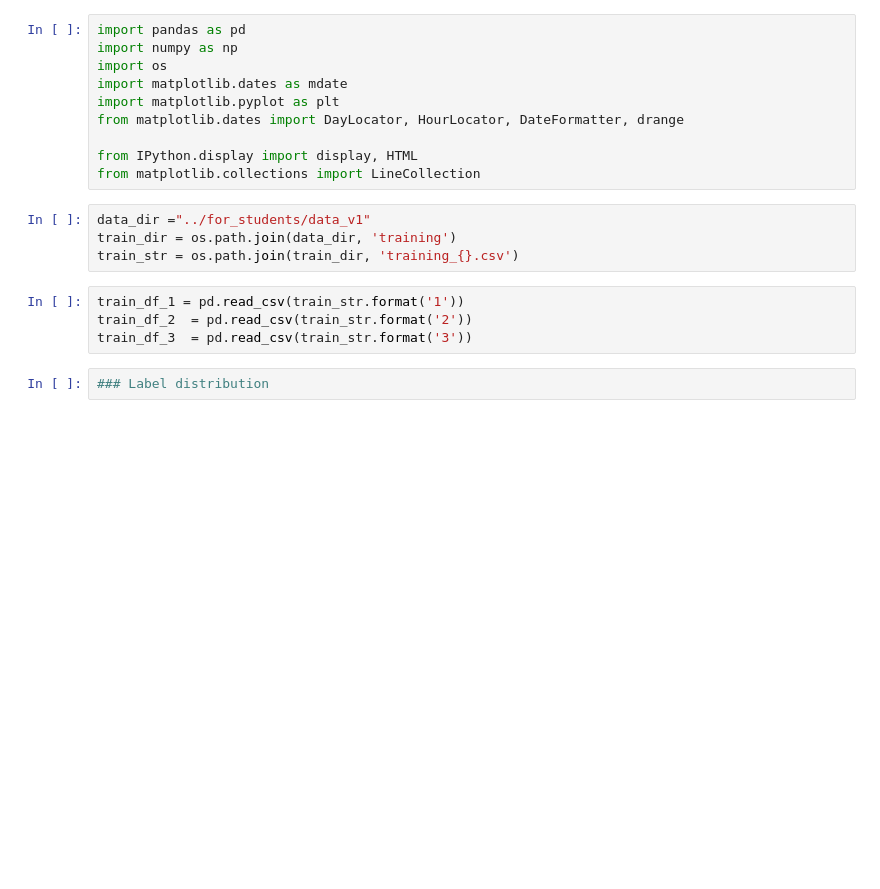
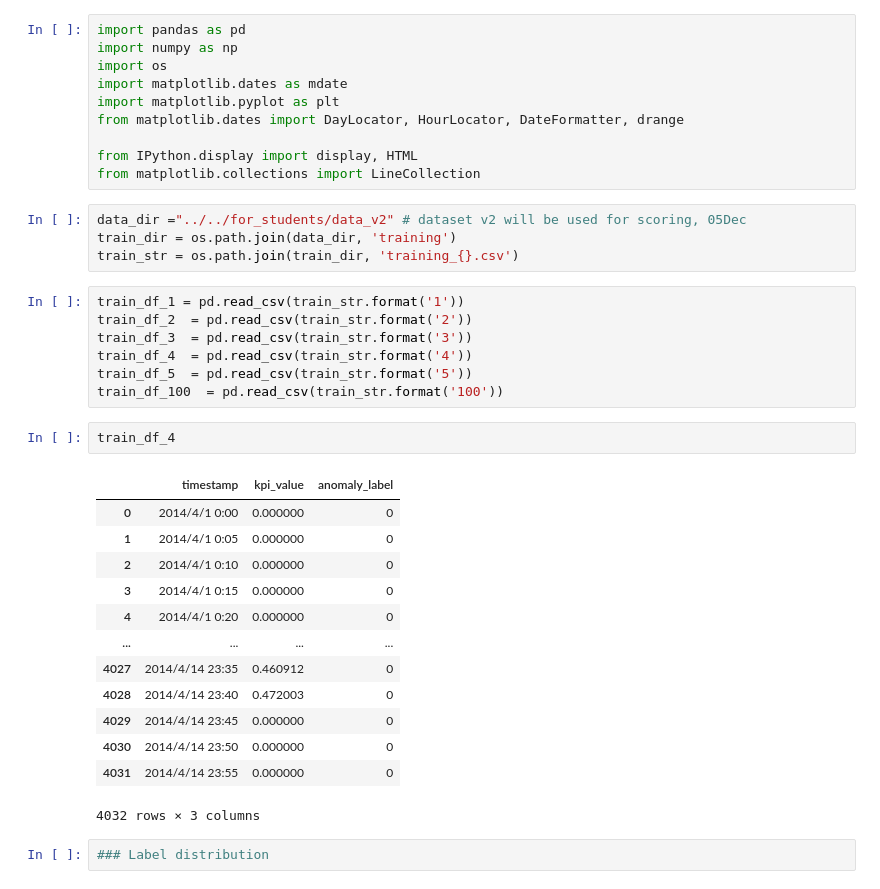
Before and after one commit to Pheobe-Sun/anomaly-detection-challenge-2020, a Jupyter notebook: notebooks/data_explorations.ipynb, the cells around one changed output. Cells and saved outputs as stored; diff of their text form; blank space fills up the shorter version.

```diff
--- a/notebooks/data_explorations.ipynb
+++ b/notebooks/data_explorations.ipynb
@@ -9,13 +9,32 @@ from matplotlib.dates import DayLocator, HourLocator, DateFormatter, drange
 from IPython.display import display, HTML
 from matplotlib.collections import LineCollection
 # %%
-data_dir ="../for_students/data_v1"
+data_dir ="../../for_students/data_v2" # dataset v2 will be used for scoring, 05Dec
 train_dir = os.path.join(data_dir, 'training')
 train_str = os.path.join(train_dir, 'training_{}.csv')
 # %%
 train_df_1 = pd.read_csv(train_str.format('1'))
 train_df_2  = pd.read_csv(train_str.format('2'))
 train_df_3  = pd.read_csv(train_str.format('3'))
+train_df_4  = pd.read_csv(train_str.format('4'))
+train_df_5  = pd.read_csv(train_str.format('5'))
+train_df_100  = pd.read_csv(train_str.format('100'))
+# %%
+train_df_4
+# %% [output]
+|  | timestamp | kpi_value | anomaly_label |
+| 0 | 2014/4/1 0:00 | 0.000000 | 0 |
+| 1 | 2014/4/1 0:05 | 0.000000 | 0 |
+| 2 | 2014/4/1 0:10 | 0.000000 | 0 |
+| 3 | 2014/4/1 0:15 | 0.000000 | 0 |
+| 4 | 2014/4/1 0:20 | 0.000000 | 0 |
+| ... | ... | ... | ... |
+| 4027 | 2014/4/14 23:35 | 0.460912 | 0 |
+| 4028 | 2014/4/14 23:40 | 0.472003 | 0 |
+| 4029 | 2014/4/14 23:45 | 0.000000 | 0 |
+| 4030 | 2014/4/14 23:50 | 0.000000 | 0 |
+| 4031 | 2014/4/14 23:55 | 0.000000 | 0 |
+4032 rows × 3 columns
 # %%
 ### Label distribution
 # %%
```
Also changed, not shown: parts of 3 cells of this notebook, 7 other files.
